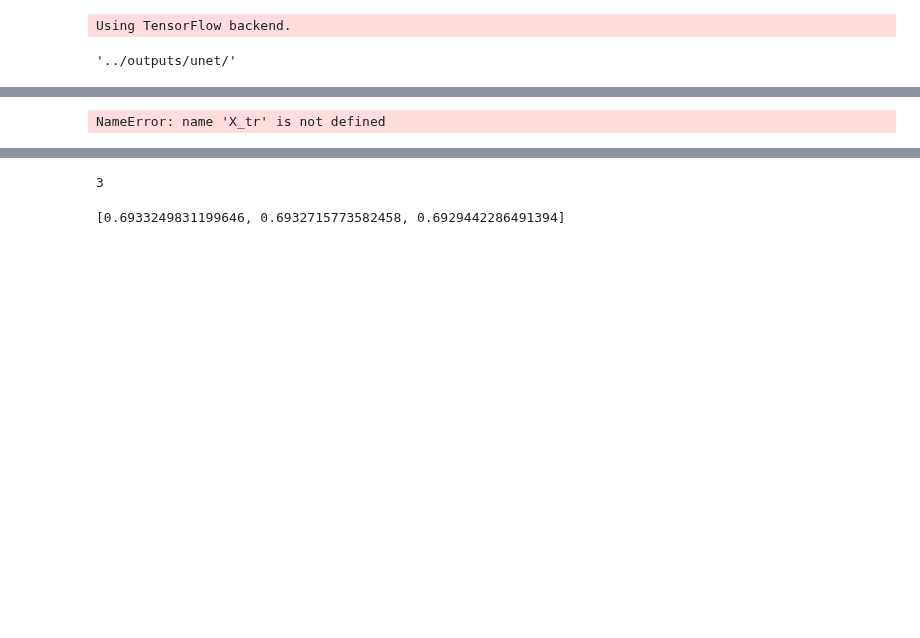
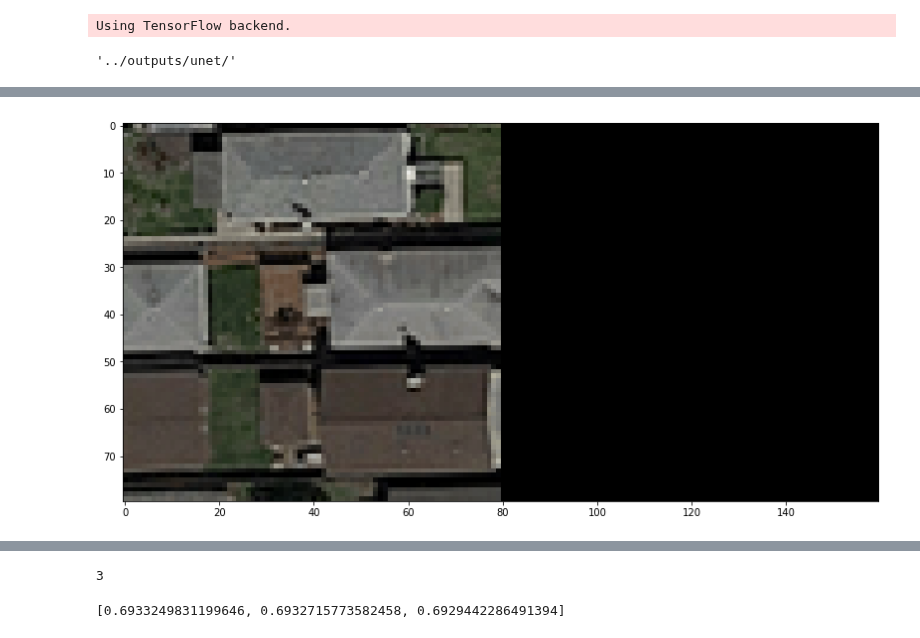
Before and after one commit to gregunz/MachineLearning2017, a Jupyter notebook: project02/src/pipeline_gregunz.ipynb, the cells around one changed output, grey strips where cells are left out. Saved outputs shown, nothing was run; the diff lists cells and outputs as text; code cells hidden in the pictures; blank space fills up the shorter version.

```diff
--- a/project02/src/pipeline_gregunz.ipynb
+++ b/project02/src/pipeline_gregunz.ipynb
@@ -54,8 +37,8 @@ X_te.shape
 # %%
-i = 0
+i = 25
 show([X_tr[i], Y[i]])
 # %% [output]
-NameError: name 'X_tr' is not defined
+[figure, added]
 # %%
 pipeline.train_model(X_tr=X_tr,
                      Y=Y,
```
Also changed, not shown: parts of 3 cells of this notebook, 5 other files.
